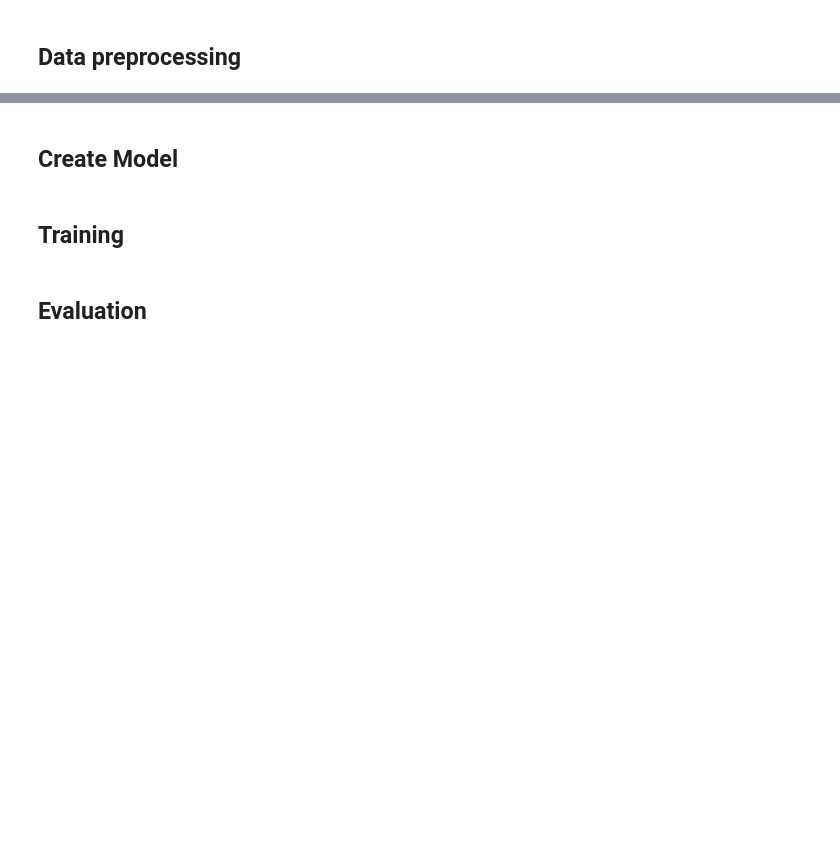
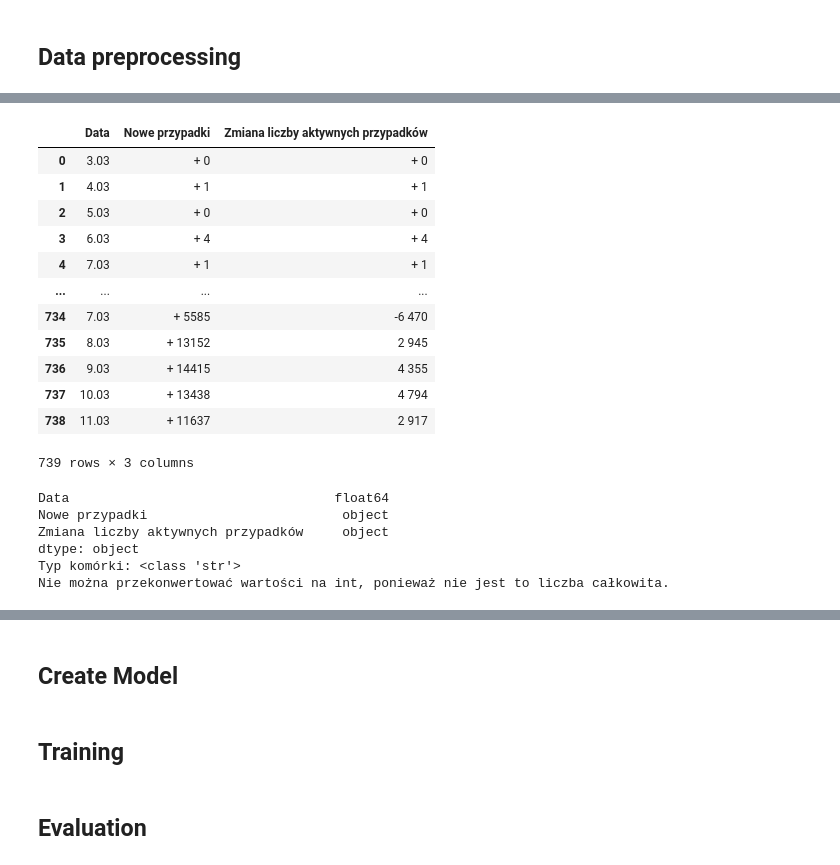
Before and after one commit to PsimonL/DeepLearningProject, a Jupyter notebook: Project.ipynb, the cells around one changed output, grey strips where cells are left out. Saved outputs shown, nothing was run; the diff lists cells and outputs as text; code cells hidden in the pictures; blank space fills up the shorter version.

```diff
--- a/Project.ipynb
+++ b/Project.ipynb
@@ -18,0 +99,34 @@ import sklearn
+# %%
+df
+# %% [output]
+|  | Data | Nowe przypadki | Zmiana liczby aktywnych przypadków |
+| 0 | 3.03 | + 0 | + 0 |
+| 1 | 4.03 | + 1 | + 1 |
+| 2 | 5.03 | + 0 | + 0 |
+| 3 | 6.03 | + 4 | + 4 |
+| 4 | 7.03 | + 1 | + 1 |
+| ... | ... | ... | ... |
+| 734 | 7.03 | + 5585 | -6 470 |
+| 735 | 8.03 | + 13152 | 2 945 |
+| 736 | 9.03 | + 14415 | 4 355 |
+| 737 | 10.03 | + 13438 | 4 794 |
+| 738 | 11.03 | + 11637 | 2 917 |
+739 rows × 3 columns
+# %%
+print(df.dtypes)
+typ_komorki = df.at[0, 'Nowe przypadki']
+
+print("Typ komórki:", type(typ_komorki))
+
+try:
+    wartosc_int = int(typ_komorki)
+    print("Przekonwertowana wartość na int:", wartosc_int)
+except ValueError:
+    print("Nie można przekonwertować wartości na int, ponieważ nie jest to liczba całkowita.")
+# %% [output]
+Data                                  float64
+Nowe przypadki                         object
+Zmiana liczby aktywnych przypadków     object
+dtype: object
+Typ komórki: <class 'str'>
+Nie można przekonwertować wartości na int, ponieważ nie jest to liczba całkowita.
```
Also changed, not shown: parts of 18 cells of this notebook.
